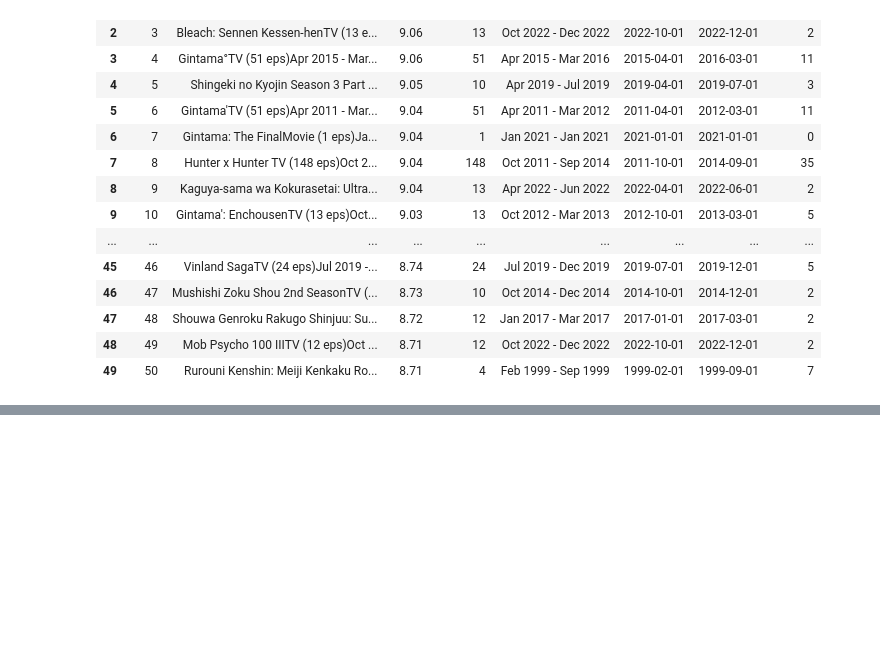
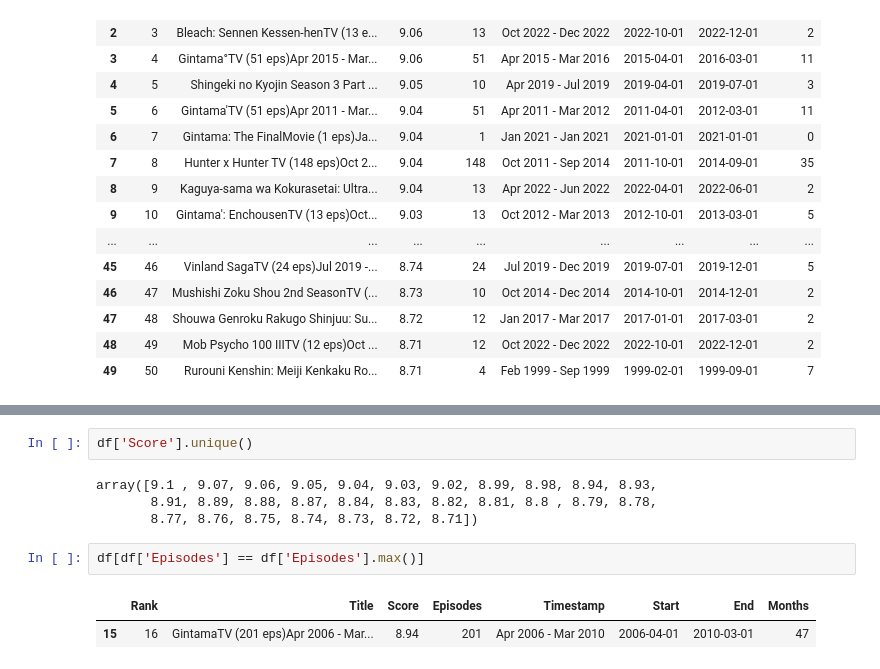
Before and after one commit to krishkumar4400/ai-ml-journy, a Jupyter notebook: 01_advance_python_programming/pandas/09-feature_extraction.ipynb, the cells around one changed output, grey strips where cells are left out. Drawn from its saved outputs; the diff is of its cells as text; blank space fills up the shorter version.

```diff
--- a/01_advance_python_programming/pandas/09-feature_extraction.ipynb
+++ b/01_advance_python_programming/pandas/09-feature_extraction.ipynb
@@ -264,0 +319,11 @@ df
+# %%
+df['Score'].unique()
+# %% [output]
+array([9.1 , 9.07, 9.06, 9.05, 9.04, 9.03, 9.02, 8.99, 8.98, 8.94, 8.93,
+       8.91, 8.89, 8.88, 8.87, 8.84, 8.83, 8.82, 8.81, 8.8 , 8.79, 8.78,
+       8.77, 8.76, 8.75, 8.74, 8.73, 8.72, 8.71])
+# %%
+df[df['Episodes'] == df['Episodes'].max()]
+# %% [output]
+|  | Rank | Title | Score | Episodes | Timestamp | Start | End | Months |
+| 15 | 16 | GintamaTV (201 eps)Apr 2006 - Mar... | 8.94 | 201 | Apr 2006 - Mar 2010 | 2006-04-01 | 2010-03-01 | 47 |
```
Also changed, not shown: parts of 4 cells of this notebook.
